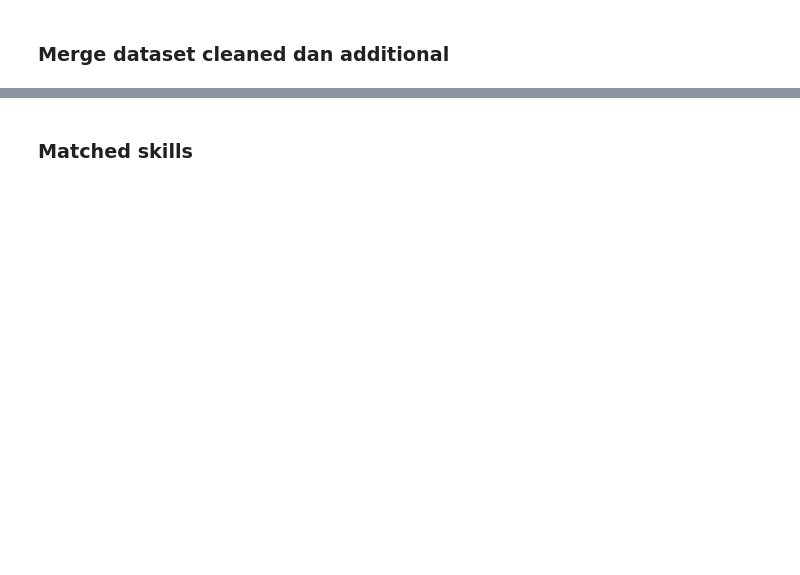
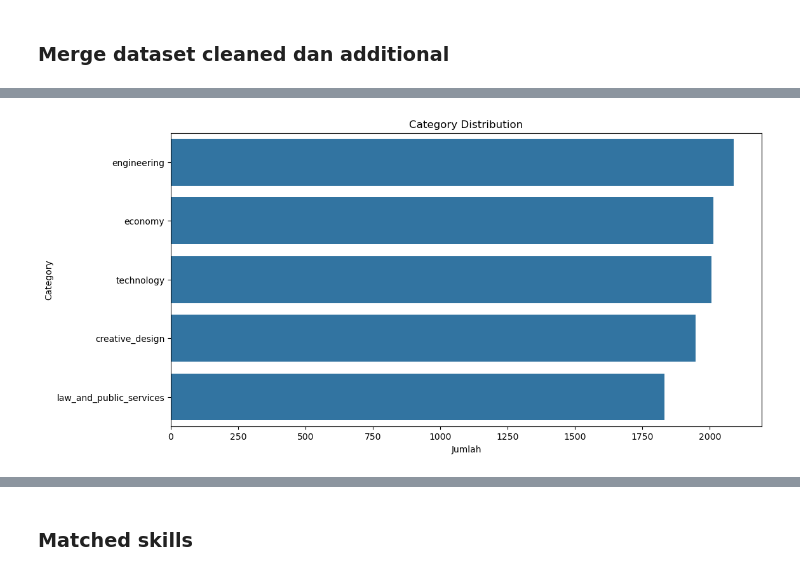
Before and after one commit to EsterButar-Butar/StepUp, a Jupyter notebook: notebook.ipynb, the cells around one changed output, grey strips where cells are left out. Drawn from its saved outputs; the diff is of its cells as text; code cells hidden in the pictures; blank space fills up the shorter version.

```diff
--- a/notebook.ipynb
+++ b/notebook.ipynb
@@ -1393,0 +1416,16 @@ final_dataset.csv berhasil dibuat!
+# %%
+plt.figure(figsize=(12,6))
+
+sns.countplot(
+    data=final_df,
+    y="category",
+    order=final_df["category"].value_counts().index
+)
+
+plt.title("Category Distribution")
+plt.xlabel("Jumlah")
+plt.ylabel("Category")
+
+plt.show()
+# %% [output]
+[figure, added]
```
Also changed, not shown: parts of 29 cells of this notebook, 5 other files.
